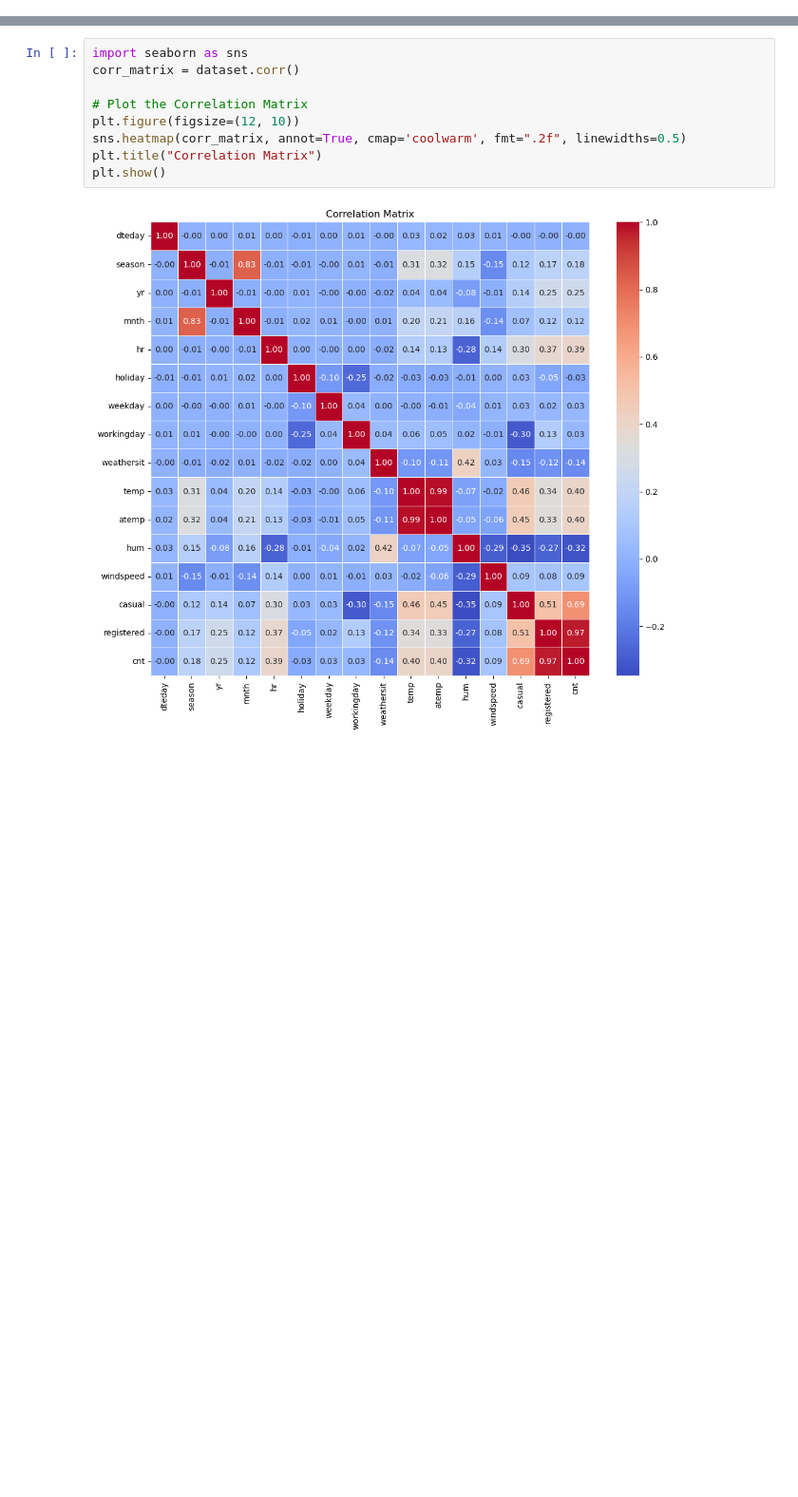
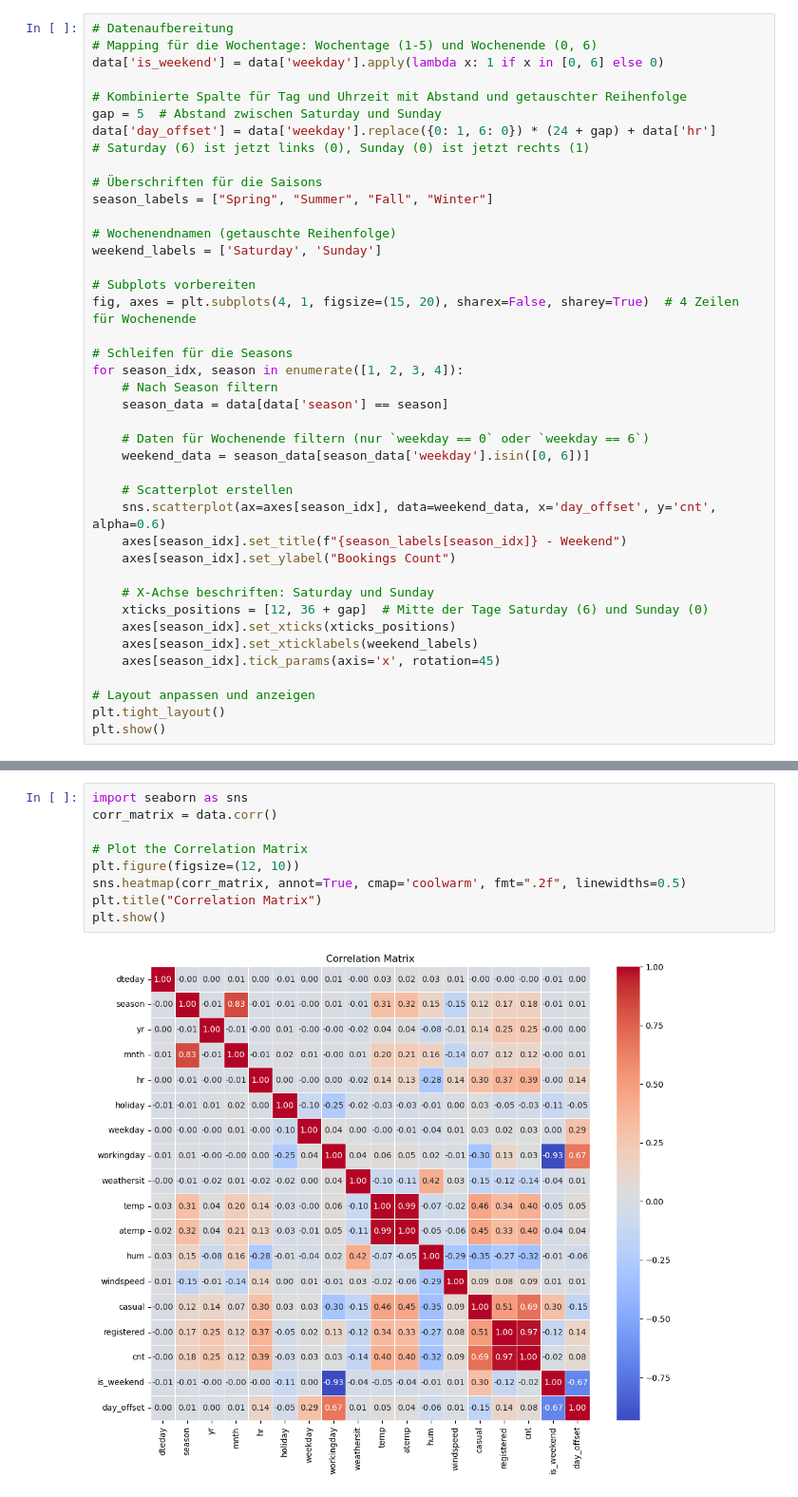
Before and after one commit to lfpmeloni/machine-learning-2024, a Jupyter notebook: week-4/day-17/projekt.ipynb, the cells around one changed output, grey strips where cells are left out. Shown at 95% size. Cells and saved outputs as stored; diff of their text form; blank space fills up the shorter version.

```diff
--- a/week-4/day-17/projekt.ipynb
+++ b/week-4/day-17/projekt.ipynb
@@ -11,0 +92,41 @@ dataset = dataset.drop(['instant'], axis=1)
+# %%
+# Datenaufbereitung
+# Mapping für die Wochentage: Wochentage (1-5) und Wochenende (0, 6)
+data['is_weekend'] = data['weekday'].apply(lambda x: 1 if x in [0, 6] else 0)
+
+# Kombinierte Spalte für Tag und Uhrzeit mit Abstand und getauschter Reihenfolge
+gap = 5  # Abstand zwischen Saturday und Sunday
+data['day_offset'] = data['weekday'].replace({0: 1, 6: 0}) * (24 + gap) + data['hr']
+# Saturday (6) ist jetzt links (0), Sunday (0) ist jetzt rechts (1)
+
+# Überschriften für die Saisons
+season_labels = ["Spring", "Summer", "Fall", "Winter"]
+
+# Wochenendnamen (getauschte Reihenfolge)
+weekend_labels = ['Saturday', 'Sunday']
+
+# Subplots vorbereiten
+fig, axes = plt.subplots(4, 1, figsize=(15, 20), sharex=False, sharey=True)  # 4 Zeilen für Wochenende
+
+# Schleifen für die Seasons
+for season_idx, season in enumerate([1, 2, 3, 4]):
+    # Nach Season filtern
+    season_data = data[data['season'] == season]
+
+    # Daten für Wochenende filtern (nur `weekday == 0` oder `weekday == 6`)
+    weekend_data = season_data[season_data['weekday'].isin([0, 6])]
+
+    # Scatterplot erstellen
+    sns.scatterplot(ax=axes[season_idx], data=weekend_data, x='day_offset', y='cnt', alpha=0.6)
+    axes[season_idx].set_title(f"{season_labels[season_idx]} - Weekend")
+    axes[season_idx].set_ylabel("Bookings Count")
+
+    # X-Achse beschriften: Saturday und Sunday
+    xticks_positions = [12, 36 + gap]  # Mitte der Tage Saturday (6) und Sunday (0)
+    axes[season_idx].set_xticks(xticks_positions)
+    axes[season_idx].set_xticklabels(weekend_labels)
+    axes[season_idx].tick_params(axis='x', rotation=45)
+
+# Layout anpassen und anzeigen
+plt.tight_layout()
+plt.show()
@@ -12,12 +181,12 @@ dataset = dataset.drop(['instant'], axis=1)
 # %%
 import seaborn as sns
-corr_matrix = dataset.corr()
+corr_matrix = data.corr()
 
 # Plot the Correlation Matrix
 plt.figure(figsize=(12, 10))
 sns.heatmap(corr_matrix, annot=True, cmap='coolwarm', fmt=".2f", linewidths=0.5)
 plt.title("Correlation Matrix")
 plt.show()
 # %% [output]
-[figure, old version]
+[figure, new version]
 # %%
```
Also changed, not shown: parts of 14 cells of this notebook, 1 other file.
